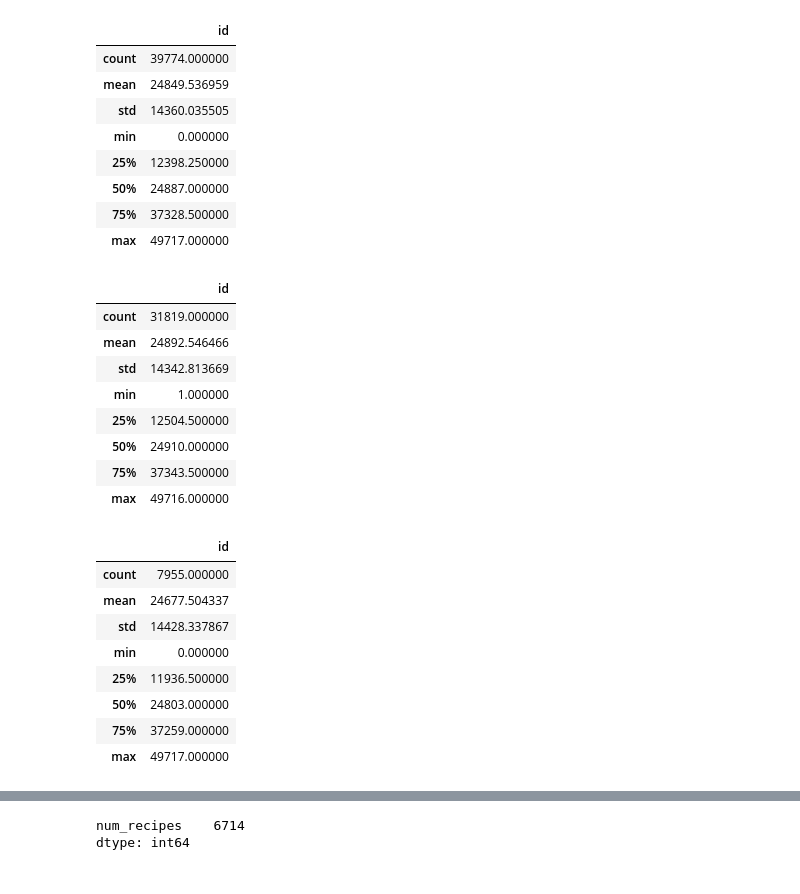
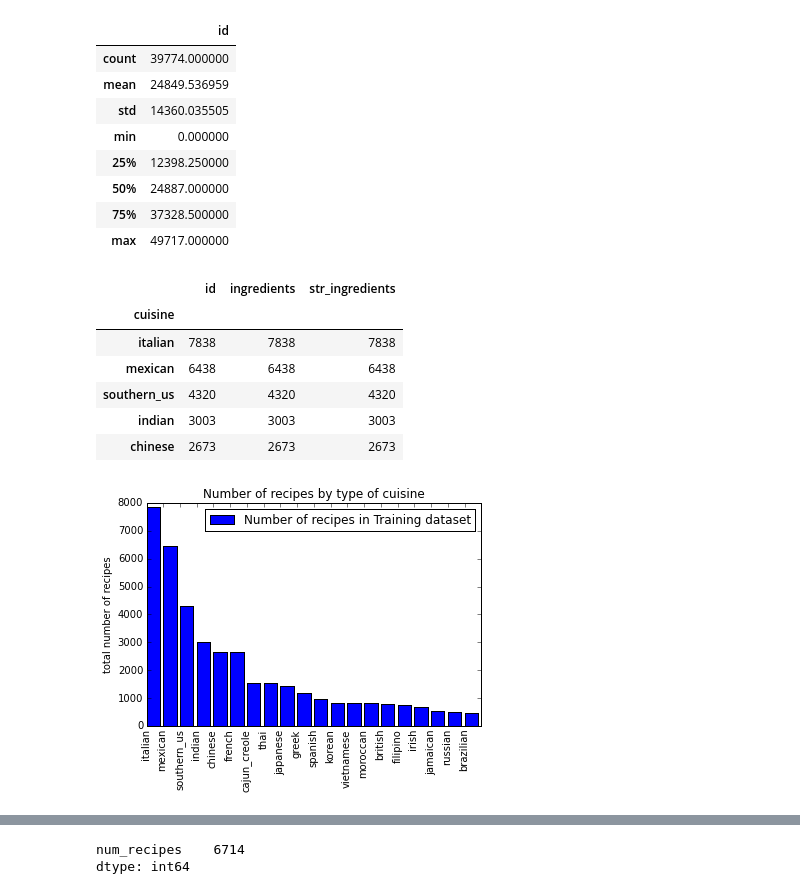
Before and after one commit to ishakaur/whatscooking, a Jupyter notebook: whatscooking.ipynb, the cells around one changed output, grey strips where cells are left out. Saved outputs shown, nothing was run; the diff lists cells and outputs as text; code cells hidden in the pictures.

```diff
--- a/whatscooking.ipynb
+++ b/whatscooking.ipynb
@@ -1,44 +15,38 @@
 # %%
-import pandas as pd
-import matplotlib.pyplot as plt
-%matplotlib inline
-
 Training_data = pd.read_json("../input/whatscooking/train.json")
 Training_data['str_ingredients'] = Training_data.ingredients.apply(lambda x: ','.join(y for y in x))
-Training_data.describe()
-# %% [output]
-|  | id |
-| count | 39774.000000 |
-| mean | 24849.536959 |
-| std | 14360.035505 |
-| min | 0.000000 |
-| 25% | 12398.250000 |
-| 50% | 24887.000000 |
-| 75% | 37328.500000 |
-| max | 49717.000000 |
+# %%
+def describe_dataset(dataset, dataset_name="given"):
+    display(dataset.describe())
+    cuisines = dataset.groupby("cuisine").count().sort("id", ascending=False)
+    display(cuisines.head())
+    i = range(cuisines.count().ingredients)
+    plt.bar(i, cuisines.ingredients, label='Number of recipes in {} dataset'.format(dataset_name))
+    plt.ylabel('total number of recipes')
+    plt.title('Number of recipes by type of cuisine')
+    plt.xticks(i, cuisines.index.values, rotation='vertical')
+    plt.legend(loc='upper right')
+    plt.show()
+# %%
+describe_dataset(Training_data, "Training");
+# %% [output]
+|  | id |
+| count | 39774.000000 |
+| mean | 24849.536959 |
+| std | 14360.035505 |
+| min | 0.000000 |
+| 25% | 12398.250000 |
+| 50% | 24887.000000 |
+| 75% | 37328.500000 |
+| max | 49717.000000 |
+|  | id | ingredients | str_ingredients |
+| cuisine |  |  |  |
+| italian | 7838 | 7838 | 7838 |
+| mexican | 6438 | 6438 | 6438 |
+| southern_us | 4320 | 4320 | 4320 |
+| indian | 3003 | 3003 | 3003 |
+| chinese | 2673 | 2673 | 2673 |
+[figure, added]
 # %%
 from sklearn.cross_validation import train_test_split
 train, test = train_test_split(Training_data, test_size = 0.2)
-train.describe()
-# %% [output]
-|  | id |
-| count | 31819.000000 |
-| mean | 24892.546466 |
-| std | 14342.813669 |
-| min | 1.000000 |
-| 25% | 12504.500000 |
-| 50% | 24910.000000 |
-| 75% | 37343.500000 |
-| max | 49716.000000 |
-# %%
-test.describe()
-# %% [output]
-|  | id |
-| count | 7955.000000 |
-| mean | 24677.504337 |
-| std | 14428.337867 |
-| min | 0.000000 |
-| 25% | 11936.500000 |
-| 50% | 24803.000000 |
-| 75% | 37259.000000 |
-| max | 49717.000000 |
```
Also changed, not shown: parts of 18 cells of this notebook, 1 other file.
